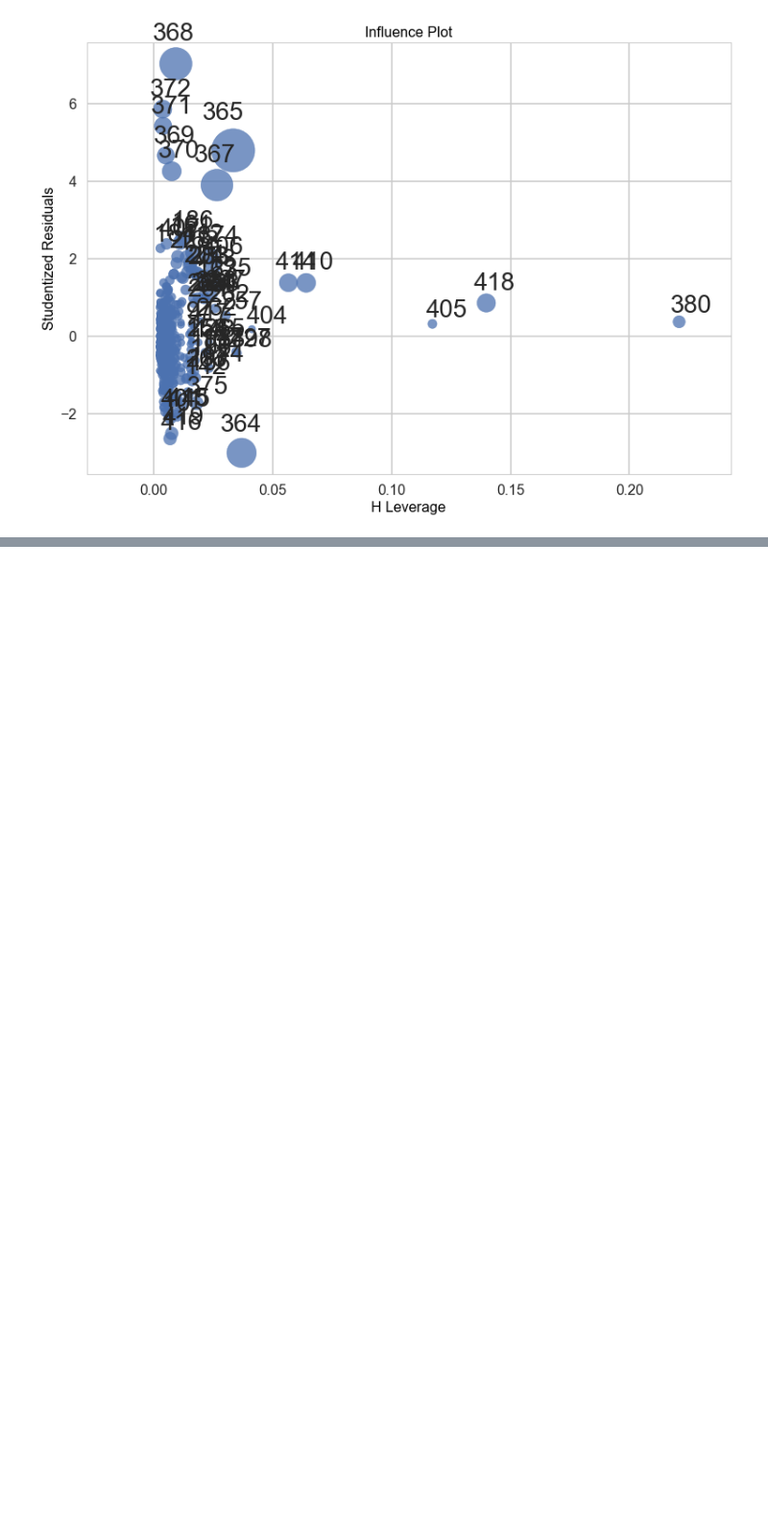
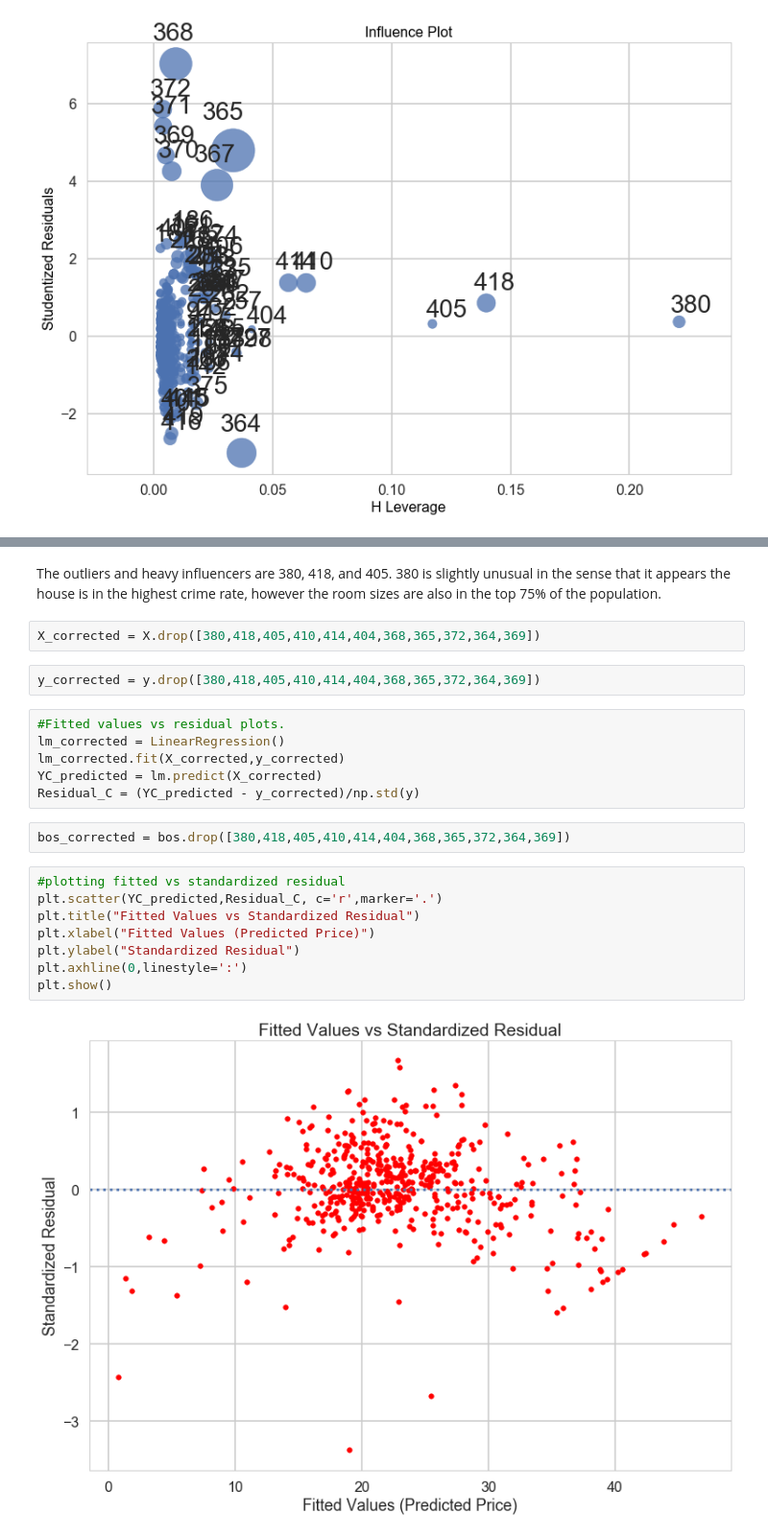
Before and after one commit to jywu86/Springboard, a Jupyter notebook: linear_regression/Mini_Project_Linear_Regression.ipynb, the cells around one changed output, grey strips where cells are left out. Shown at 96% size. Drawn from its saved outputs; the diff is of its cells as text; blank space fills up the shorter version.

Commit message:
Adding final version of linear regression project

```diff
--- a/linear_regression/Mini_Project_Linear_Regression.ipynb
+++ b/linear_regression/Mini_Project_Linear_Regression.ipynb
@@ -1024,0 +1056,24 @@ TypeError: 'RegressionResultsWrapper' object does not support indexing
+# %% [markdown]
+The outliers and heavy influencers are 380, 418, and 405.  380 is slightly unusual in the sense that it appears the house is in the highest crime rate, however the room sizes are also in the top 75% of the population.
+# %%
+X_corrected = X.drop([380,418,405,410,414,404,368,365,372,364,369])
+# %%
+y_corrected = y.drop([380,418,405,410,414,404,368,365,372,364,369])
+# %%
+#Fitted values vs residual plots.
+lm_corrected = LinearRegression()
+lm_corrected.fit(X_corrected,y_corrected)
+YC_predicted = lm.predict(X_corrected)
+Residual_C = (YC_predicted - y_corrected)/np.std(y)
+# %%
+bos_corrected = bos.drop([380,418,405,410,414,404,368,365,372,364,369])
+# %%
+#plotting fitted vs standardized residual
+plt.scatter(YC_predicted,Residual_C, c='r',marker='.')
+plt.title("Fitted Values vs Standardized Residual")
+plt.xlabel("Fitted Values (Predicted Price)")
+plt.ylabel("Standardized Residual")
+plt.axhline(0,linestyle=':')
+plt.show()
+# %% [output]
+[figure, added]
```
Also changed, not shown: parts of 10 cells of this notebook.
